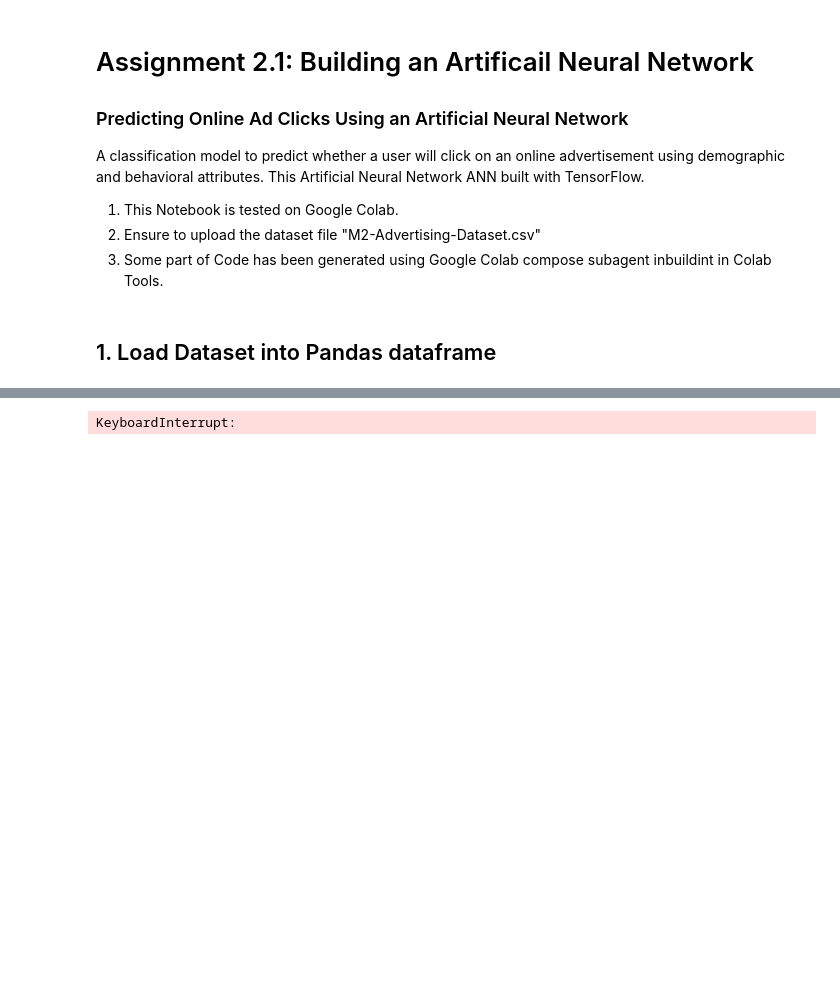
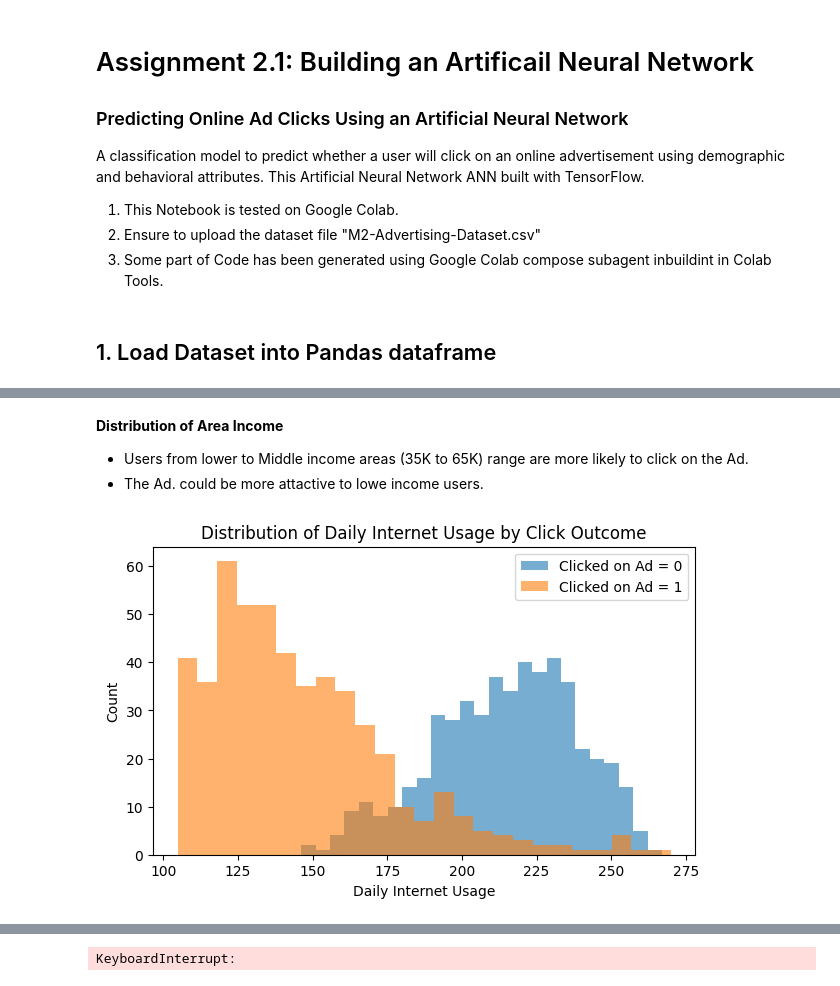
Before and after one commit to JagdishMane/numpy-pytorch-tensorflow, a Jupyter notebook: Advertising_ANN_Classification_Notebook_Jagdish_Mane.ipynb, the cells around one changed output, grey strips where cells are left out. Drawn from its saved outputs; the diff is of its cells as text; code cells hidden in the pictures; blank space fills up the shorter version.

```diff
--- a/Advertising_ANN_Classification_Notebook_Jagdish_Mane.ipynb
+++ b/Advertising_ANN_Classification_Notebook_Jagdish_Mane.ipynb
@@ -25,0 +213,8 @@ FileNotFoundError: [Errno 2] No such file or directory: 'M2-Advertising_Dataset.
+# %% [markdown]
+**Distribution of Area Income**
+- Users from lower to Middle income areas (35K to 65K) range are more likely to click on the Ad.
+- The Ad. could be more attactive to lowe income users.
+# %%
+plot_figure("Daily Internet Usage")
+# %% [output]
+[figure, added]
```
Also changed, not shown: parts of 21 cells of this notebook.
